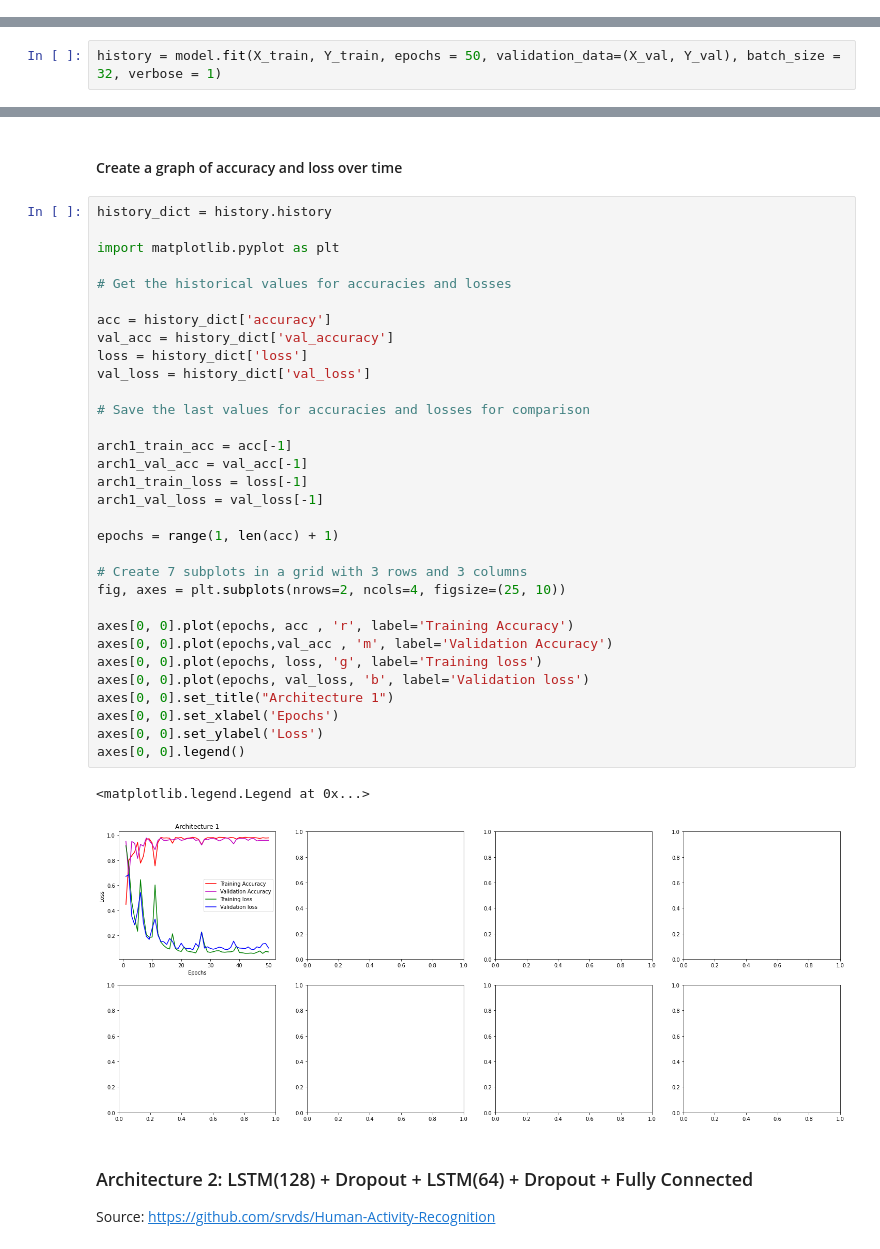
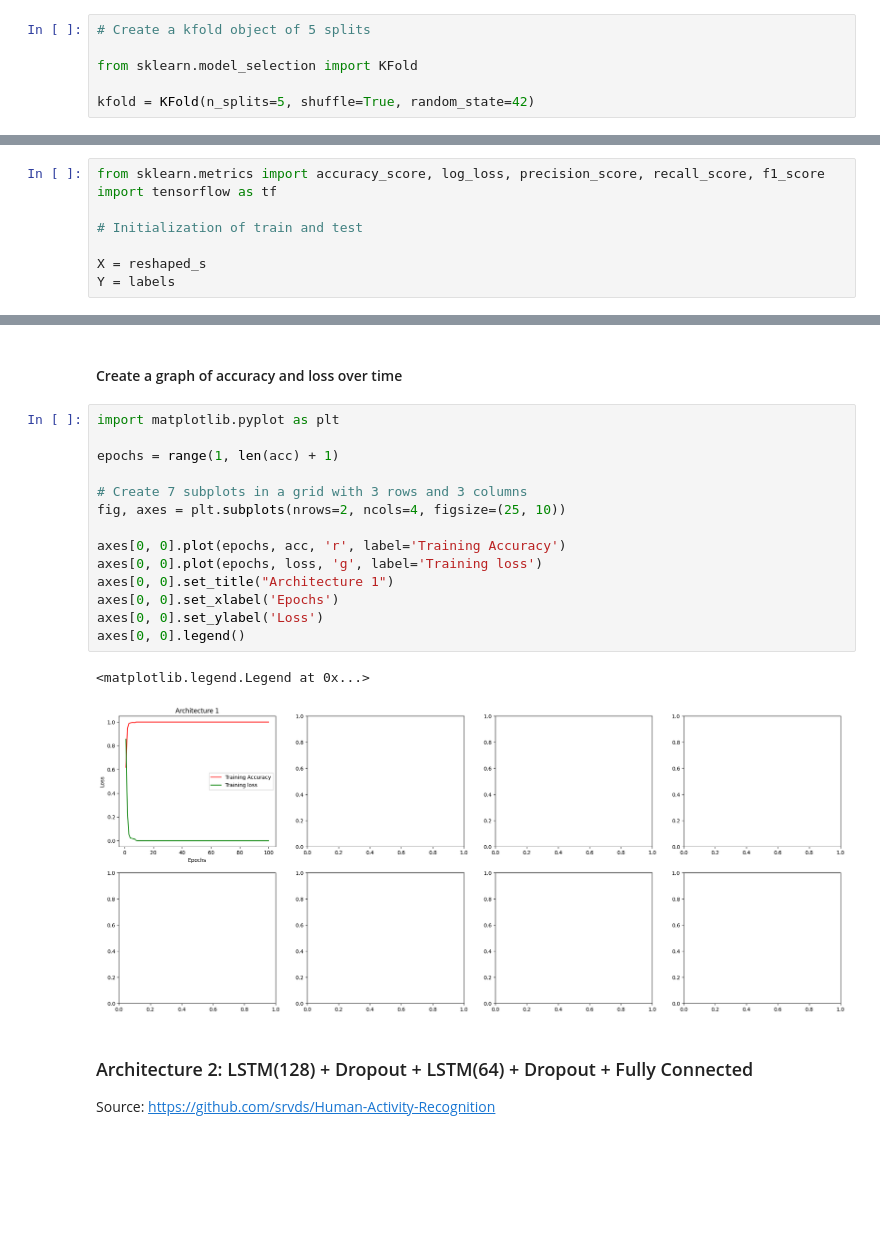
Before and after one commit to StadynR/HAR-imu-photogrammetry, a Jupyter notebook: Notebooks/Dataset 2/Photogrammetry - Best Features.ipynb, the cells around one changed output, grey strips where cells are left out. Cells and saved outputs as stored; diff of their text form; blank space fills up the shorter version.

Commit message:
Removal of validation metrics and inclusion of standard deviation

```diff
--- a/Notebooks/Dataset 2/Photogrammetry - Best Features.ipynb
+++ b/Notebooks/Dataset 2/Photogrammetry - Best Features.ipynb
@@ -391,3 +414,9 @@ n_timesteps: 200, n_features: 3, n_outputs: 3
+# %%
+# Create a kfold object of 5 splits
+
+from sklearn.model_selection import KFold
+
+kfold = KFold(n_splits=5, shuffle=True, random_state=42)
 # %% [markdown]
 ## Architectures
 # %% [markdown]
@@ -445,2 +455,0 @@ Train the model for 100 epochs in mini-batches of 64 samples. This is 100 iterat
-# %%
-history = model.fit(X_train, Y_train, epochs = 50, validation_data=(X_val, Y_val), batch_size = 32, verbose = 1)
@@ -476,0 +456,8 @@ Test Loss : 0.039804764091968536
+# %%
+from sklearn.metrics import accuracy_score, log_loss, precision_score, recall_score, f1_score
+import tensorflow as tf
+
+# Initialization of train and test
+
+X = reshaped_s
+Y = labels
@@ -477,40 +575,22 @@ Test Loss : 0.039804764091968536
 # %% [markdown]
 #### Create a graph of accuracy and loss over time
 # %%
-history_dict = history.history
-
 import matplotlib.pyplot as plt
-
-# Get the historical values for accuracies and losses
-
-acc = history_dict['accuracy']
-val_acc = history_dict['val_accuracy']
-loss = history_dict['loss']
-val_loss = history_dict['val_loss']
-
-# Save the last values for accuracies and losses for comparison
-
-arch1_train_acc = acc[-1]
-arch1_val_acc = val_acc[-1]
-arch1_train_loss = loss[-1]
-arch1_val_loss = val_loss[-1]
 
 epochs = range(1, len(acc) + 1)
 
 # Create 7 subplots in a grid with 3 rows and 3 columns
 fig, axes = plt.subplots(nrows=2, ncols=4, figsize=(25, 10))
 
-axes[0, 0].plot(epochs, acc , 'r', label='Training Accuracy')
-axes[0, 0].plot(epochs,val_acc , 'm', label='Validation Accuracy')
+axes[0, 0].plot(epochs, acc, 'r', label='Training Accuracy')
 axes[0, 0].plot(epochs, loss, 'g', label='Training loss')
-axes[0, 0].plot(epochs, val_loss, 'b', label='Validation loss')
 axes[0, 0].set_title("Architecture 1")
 axes[0, 0].set_xlabel('Epochs')
 axes[0, 0].set_ylabel('Loss')
 axes[0, 0].legend()
 # %% [output]
 <matplotlib.legend.Legend at 0x...>
-[figure, old version]
+[figure, new version]
 # %% [markdown]
 ### Architecture 2: LSTM(128) + Dropout + LSTM(64) + Dropout + Fully Connected
 
```
Also changed, not shown: parts of 97 cells of this notebook.
